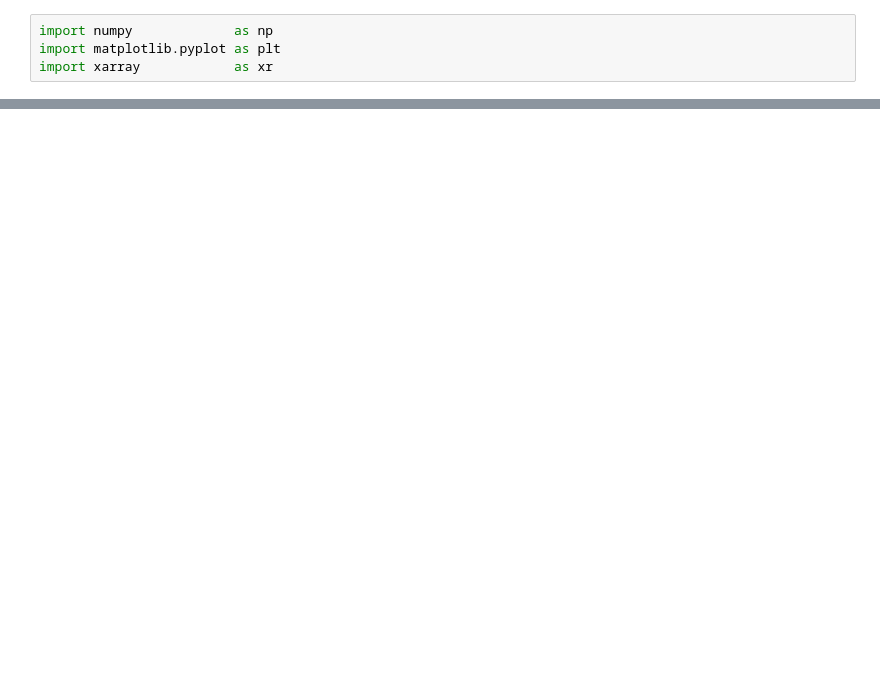
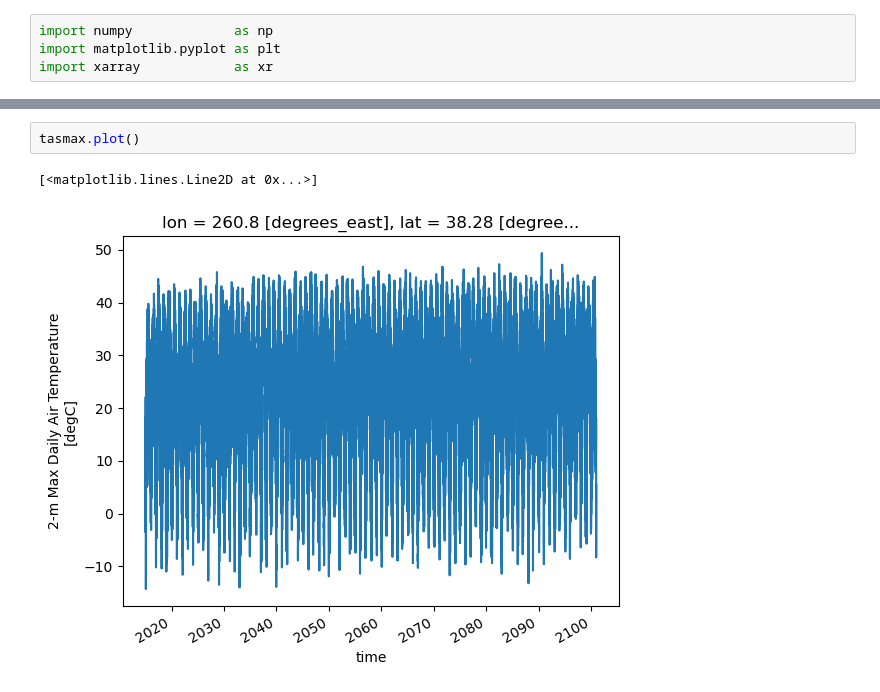
Before and after one commit to wjcapehart/LOCA2_Prep, a Jupyter notebook: Time_series_test.ipynb, the cells around one changed output, grey strips where cells are left out. Cells and saved outputs as stored; diff of their text form; blank space fills up the shorter version.

```diff
--- a/Time_series_test.ipynb
+++ b/Time_series_test.ipynb
@@ -49,0 +82,5 @@ Attributes:
+# %%
+tasmax.plot()
+# %% [output]
+[<matplotlib.lines.Line2D at 0x...>]
+[figure, added]
```
Also changed, not shown: parts of 6 cells of this notebook, 6 other files.
